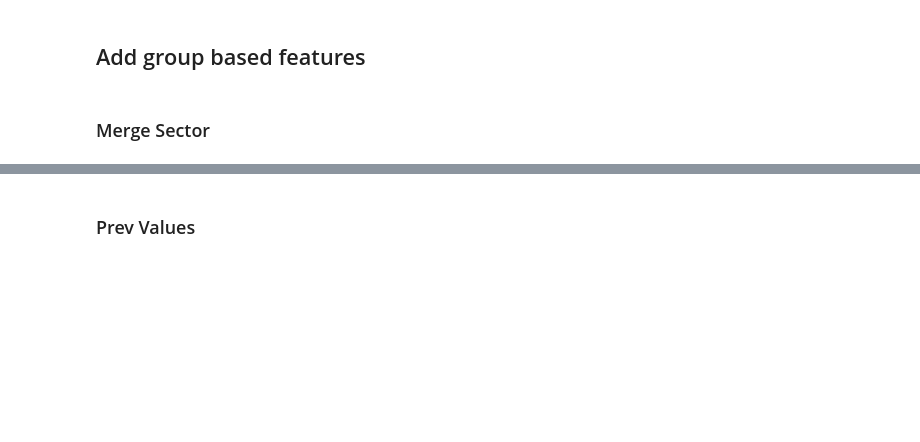
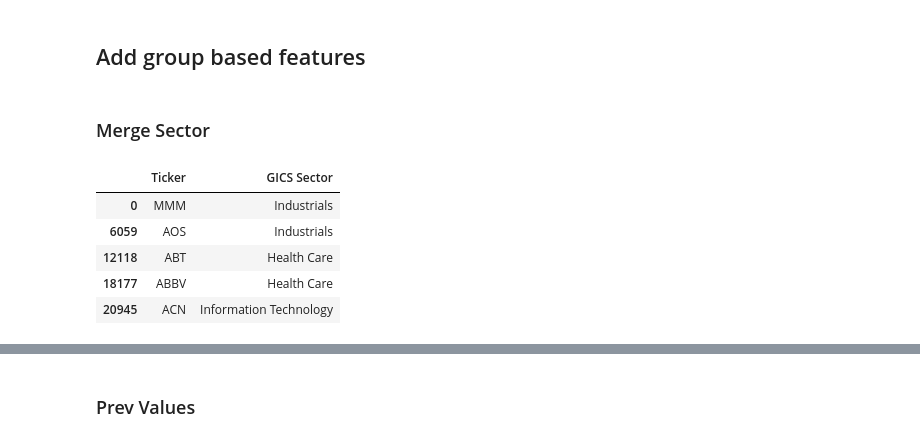
Before and after one commit to nishikaa/pair_trading, a Jupyter notebook: pair-trading-foundations/notebooks/Basic Modeling-Marshal.ipynb, the cells around one changed output, grey strips where cells are left out. Saved outputs shown, nothing was run; the diff lists cells and outputs as text; code cells hidden in the pictures; blank space fills up the shorter version.

```diff
--- a/pair-trading-foundations/notebooks/Basic Modeling-Marshal.ipynb
+++ b/pair-trading-foundations/notebooks/Basic Modeling-Marshal.ipynb
@@ -278,7 +319,14 @@ df = df.drop('Ticker',axis=1)
 # %% [markdown]
 ### Merge Sector
 # %%
-sector_df = pd.read_csv('/home/ec2-user/Capstone/1999-12-01-2023-12-31.csv')
+sector_df = pd.read_csv('Data/Training/1999-12-01-2023-12-31.csv')
 sector_df = sector_df.drop_duplicates(subset=['Ticker','GICS Sector'])[['Ticker','GICS Sector']]
-sector_df
+sector_df.head()
+# %% [output]
+|  | Ticker | GICS Sector |
+| 0 | MMM | Industrials |
+| 6059 | AOS | Industrials |
+| 12118 | ABT | Health Care |
+| 18177 | ABBV | Health Care |
+| 20945 | ACN | Information Technology |
 # %%
```
Also changed, not shown: parts of 42 cells of this notebook, 5 other files.
